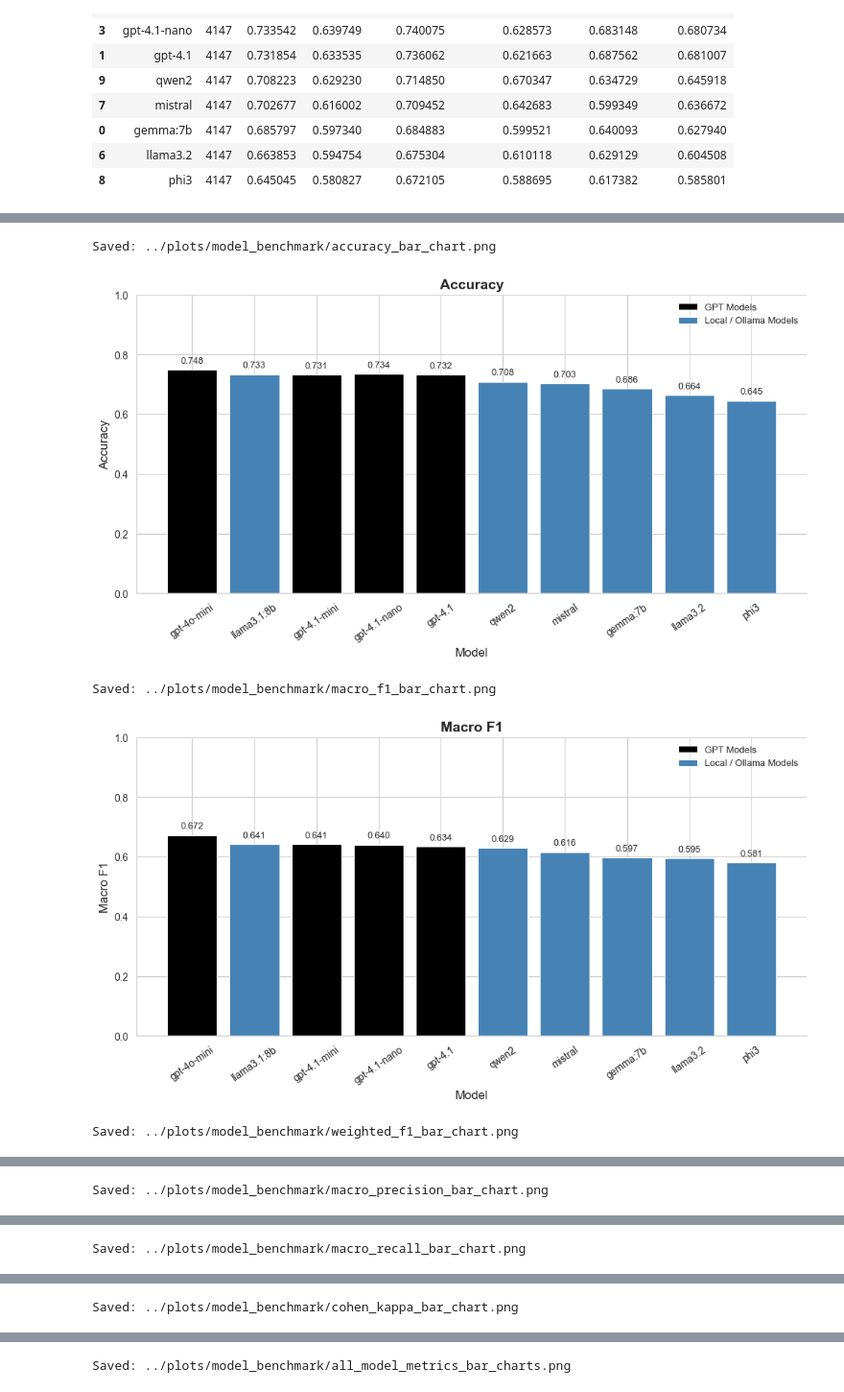
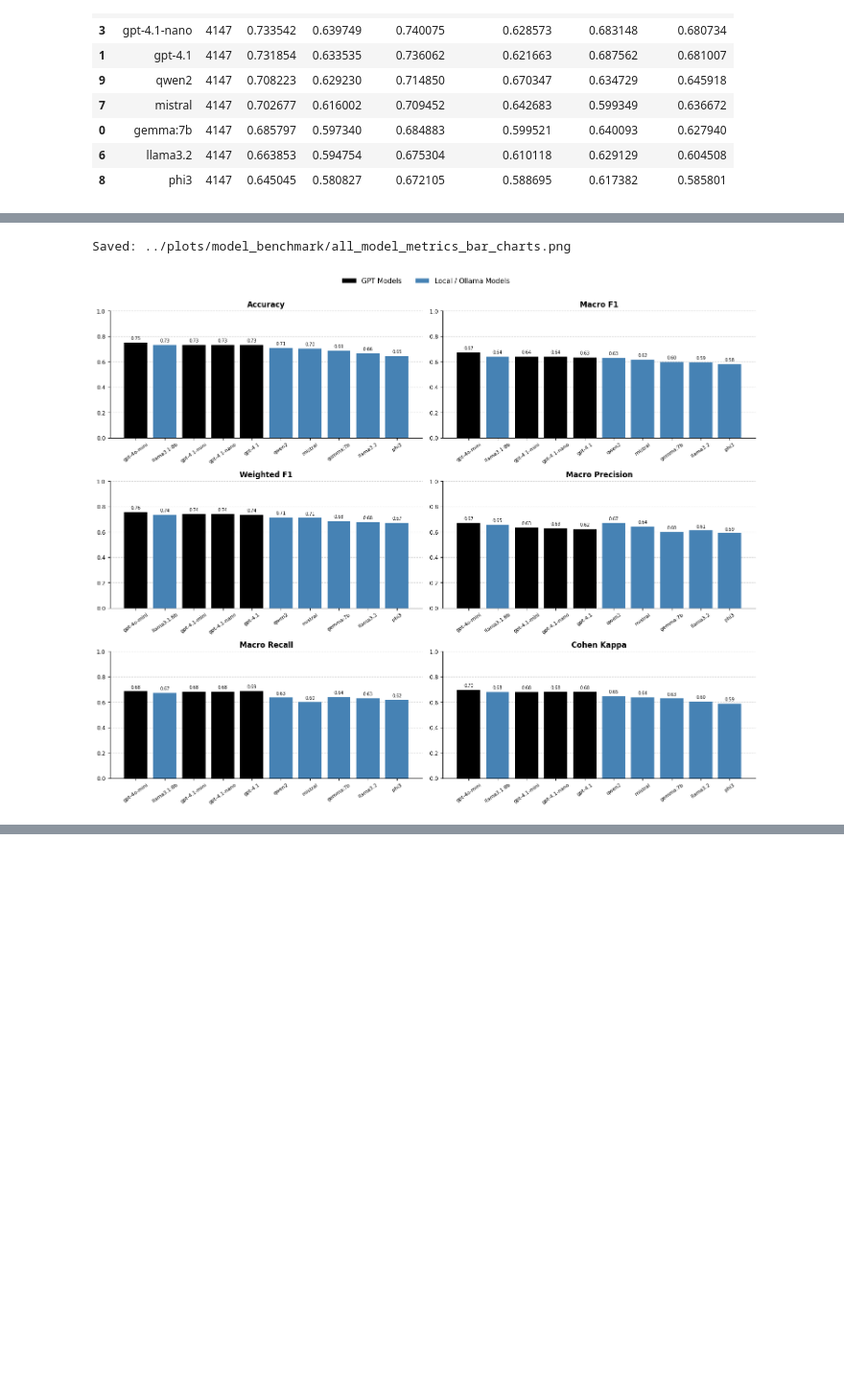
Before and after one commit to Sagnik-Chakravarty/FrameScope, a Jupyter notebook: Notebooks/01_LLM_comparison_metrics.ipynb, the cells around one changed output, grey strips where cells are left out. Shown at 96% size. Saved outputs shown, nothing was run; the diff lists cells and outputs as text; code cells hidden in the pictures; blank space fills up the shorter version.

```diff
--- a/Notebooks/01_LLM_comparison_metrics.ipynb
+++ b/Notebooks/01_LLM_comparison_metrics.ipynb
@@ -841,68 +762,10 @@ def get_model_color(model_name):
         return "black"
     return "steelblue"
 
-
-def plot_metric_bar(df, metric, save=True):
-    fig, ax = plt.subplots(figsize=(10, 5.5))
-
-    colors = [get_model_color(m) for m in df["model_name"]]
-
-    ax.bar(df["model_name"].astype(str), df[metric], color=colors)
-
-    ax.set_title(
-        metric.replace("_", " ").title(),
-        fontsize=14,
-        fontweight="bold"
-    )
-    ax.set_xlabel("Model", fontsize=12)
-    ax.set_ylabel(metric.replace("_", " ").title(), fontsize=12)
-
-    ymin = min(0, df[metric].min() * 1.15)
-    ymax = max(1.0, df[metric].max() * 1.15)
-    ax.set_ylim(ymin, ymax)
-
-    ax.tick_params(axis="x", rotation=35, labelsize=10)
-    ax.tick_params(axis="y", labelsize=10)
-
-    ax.spines["top"].set_visible(False)
-    ax.spines["right"].set_visible(False)
-
-    for i, value in enumerate(df[metric]):
-        offset = 0.015 if value >= 0 else -0.04
-        va = "bottom" if value >= 0 else "top"
-
-        ax.text(
-            i,
-            value + offset,
-            f"{value:.3f}",
-            ha="center",
-            va=va,
-            fontsize=9
-        )
-
-    legend_elements = [
-        Patch(facecolor="black", label="GPT Models"),
-        Patch(facecolor="steelblue", label="Local / Ollama Models"),
-    ]
-
-    ax.legend(handles=legend_elements, frameon=False, loc="best")
-
-    plt.tight_layout()
-
-    if save:
-        out_path = PLOT_DIR / f"{metric}_bar_chart.png"
-        plt.savefig(out_path, dpi=300, bbox_inches="tight")
-        print("Saved:", out_path)
-
-    plt.show()
-
-
-for metric in metric_cols:
-    plot_metric_bar(plot_df, metric)
-
+# Note: The loop for plot_metric_bar has been removed as per your request
+# to only save and display the combined grid.
 
 # Combined figure
-
 fig, axes = plt.subplots(
     nrows=3,
     ncols=2,
@@ -914,6 +777,11 @@ colors = [get_model_color(m) for m in plot_df["model_name"]]
 
 for ax, metric in zip(axes, metric_cols):
     ax.bar(plot_df["model_name"].astype(str), plot_df[metric], color=colors)
+
+    # --- Added Grid ---
+    ax.grid(axis='y', linestyle='--', alpha=0.6)
+    ax.set_axisbelow(True)  # Grid behind bars
+    # ------------------
 
     ax.set_title(
         metric.replace("_", " ").title(),
@@ -938,35 +806,33 @@ for ax, metric in zip(axes, metric_cols):
         ax.text(
             i,
             value + offset,
             f"{value:.2f}",
             ha="center",
             va=va,
             fontsize=7
         )
 
 legend_elements = [
     Patch(facecolor="black", label="GPT Models"),
     Patch(facecolor="steelblue", label="Local / Ollama Models"),
 ]
 
 fig.legend(
     handles=legend_elements,
     loc="upper center",
     ncol=2,
     frameon=False,
     fontsize=11
 )
 
 plt.tight_layout(rect=[0, 0, 1, 0.96])
 
+# Saving only the grid
 out_path = PLOT_DIR / "all_model_metrics_bar_charts.png"
 plt.savefig(out_path, dpi=300, bbox_inches="tight")
 print("Saved:", out_path)
 
 plt.show()
 # %% [output]
-Saved: ../plots/model_benchmark/accuracy_bar_chart.png
+Saved: ../plots/model_benchmark/all_model_metrics_bar_charts.png
-[figure, old version]
+[figure, new version]
-Saved: ../plots/model_benchmark/macro_f1_bar_chart.png
-[figure, removed]
-Saved: ../plots/model_benchmark/weighted_f1_bar_chart.png
@@ -974 +838,0 @@ Saved: ../plots/model_benchmark/weighted_f1_bar_chart.png
-Saved: ../plots/model_benchmark/macro_precision_bar_chart.png
@@ -976 +838,0 @@ Saved: ../plots/model_benchmark/macro_precision_bar_chart.png
-Saved: ../plots/model_benchmark/macro_recall_bar_chart.png
@@ -978 +838,0 @@ Saved: ../plots/model_benchmark/macro_recall_bar_chart.png
-Saved: ../plots/model_benchmark/cohen_kappa_bar_chart.png
@@ -980 +838,0 @@ Saved: ../plots/model_benchmark/cohen_kappa_bar_chart.png
-Saved: ../plots/model_benchmark/all_model_metrics_bar_charts.png
```
Also changed, not shown: parts of 13 cells of this notebook.
